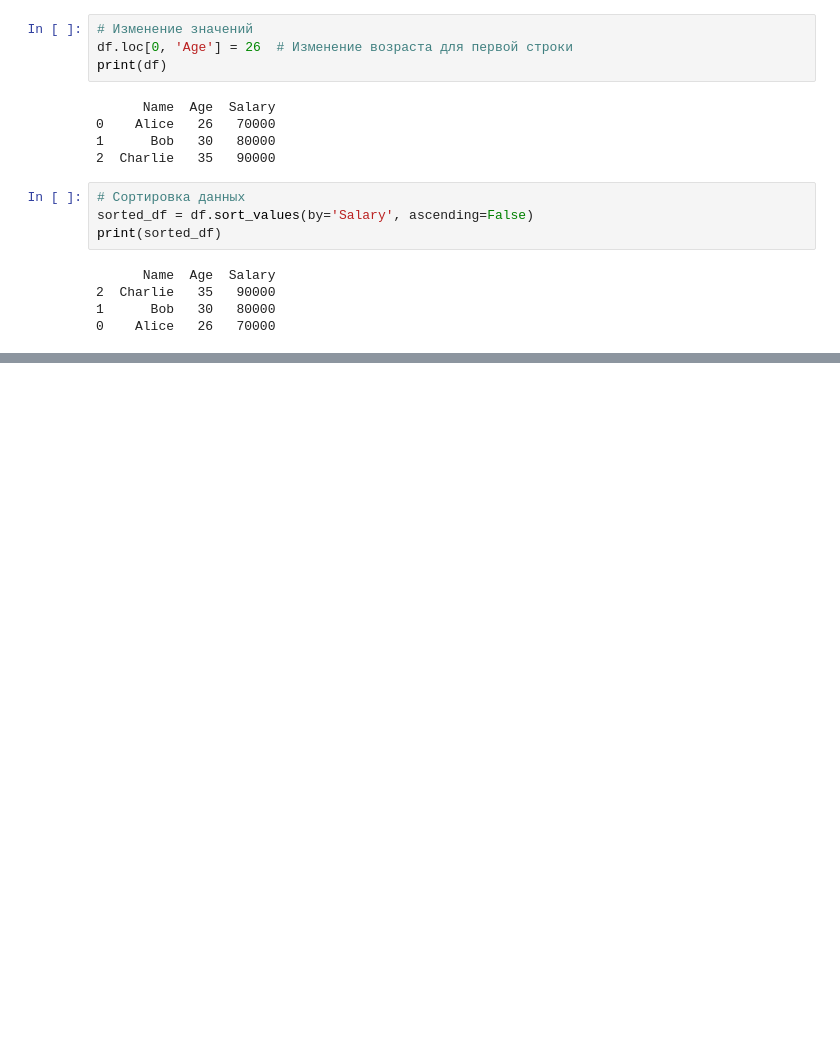
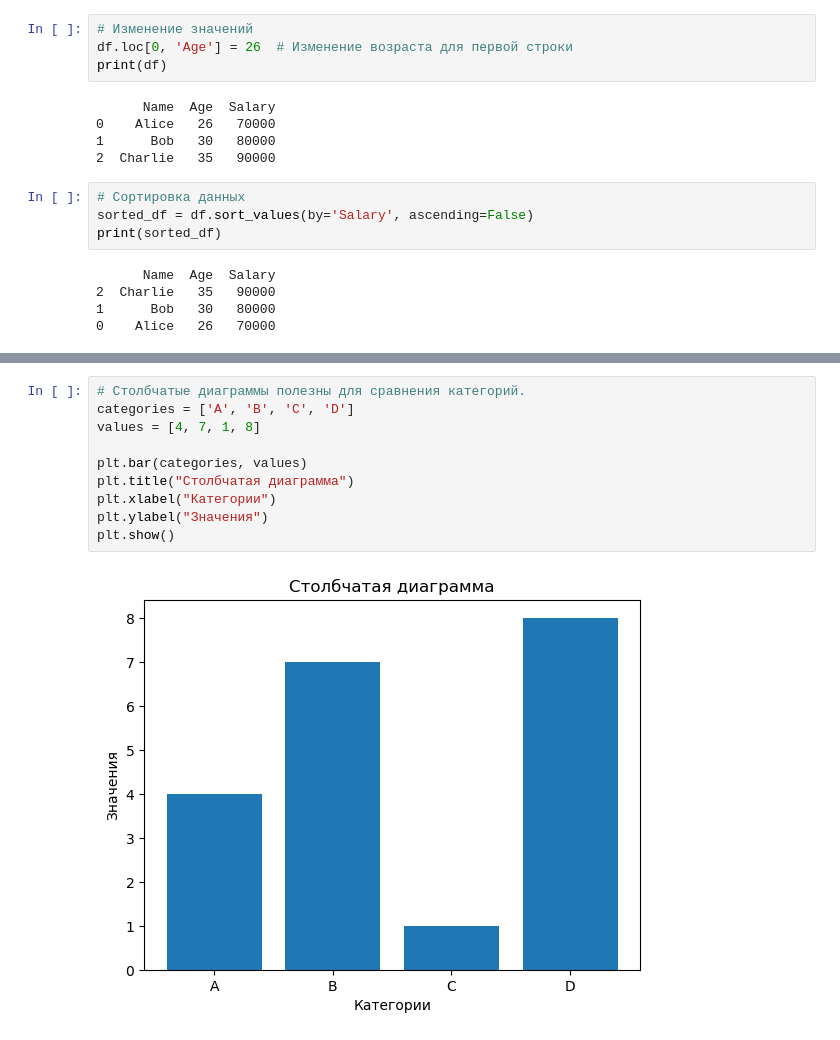
Before and after one commit to AnatolyKuzmin/Python, a Jupyter notebook: 0_Заметки/0_0_Библиотеки.ipynb, the cells around one changed output, grey strips where cells are left out. Cells and saved outputs as stored; diff of their text form; blank space fills up the shorter version.

```diff
--- a/0_Заметки/0_0_Библиотеки.ipynb
+++ b/0_Заметки/0_0_Библиотеки.ipynb
@@ -201,0 +230,12 @@ print(sorted_df)
+# %%
+# Столбчатые диаграммы полезны для сравнения категорий.
+categories = ['A', 'B', 'C', 'D']
+values = [4, 7, 1, 8]
+
+plt.bar(categories, values)
+plt.title("Столбчатая диаграмма")
+plt.xlabel("Категории")
+plt.ylabel("Значения")
+plt.show()
+# %% [output]
+[figure, added]
```
Also changed, not shown: parts of 10 cells of this notebook.
